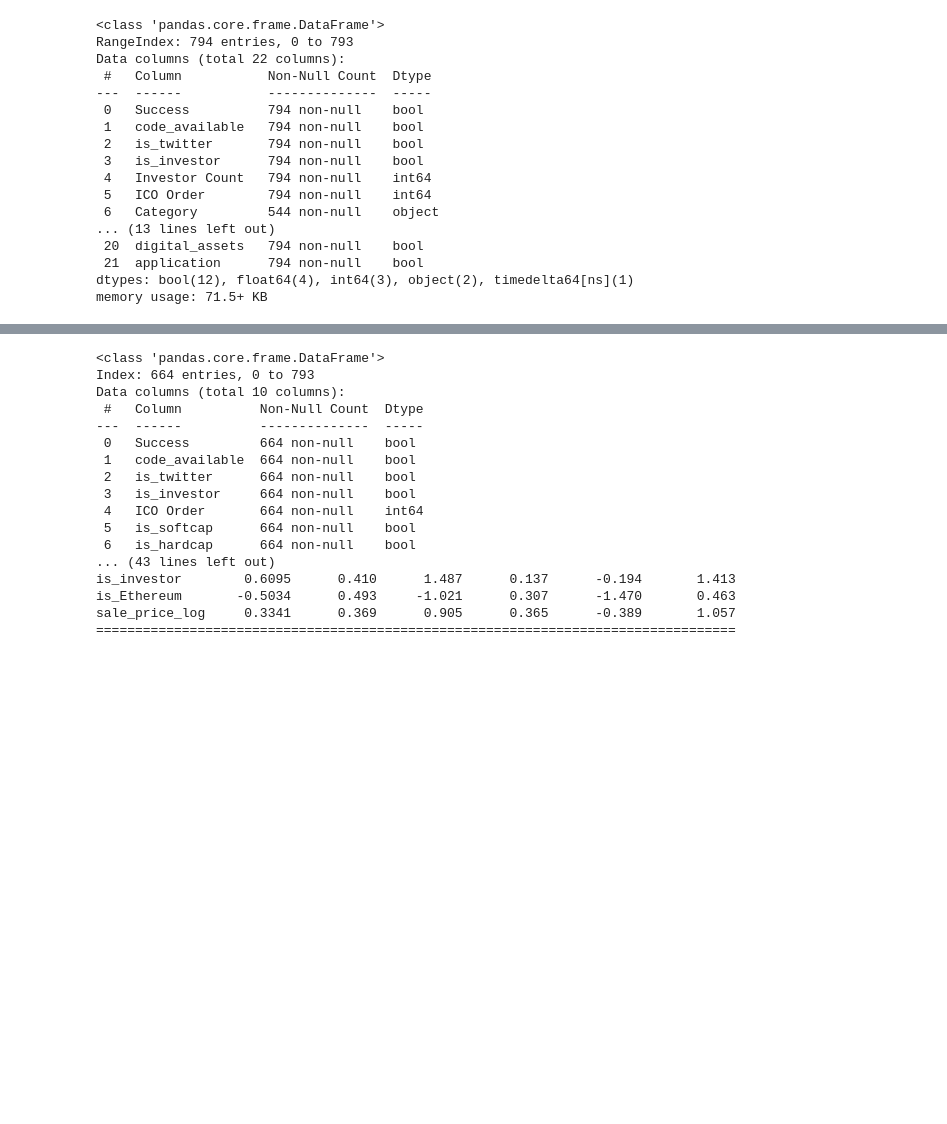
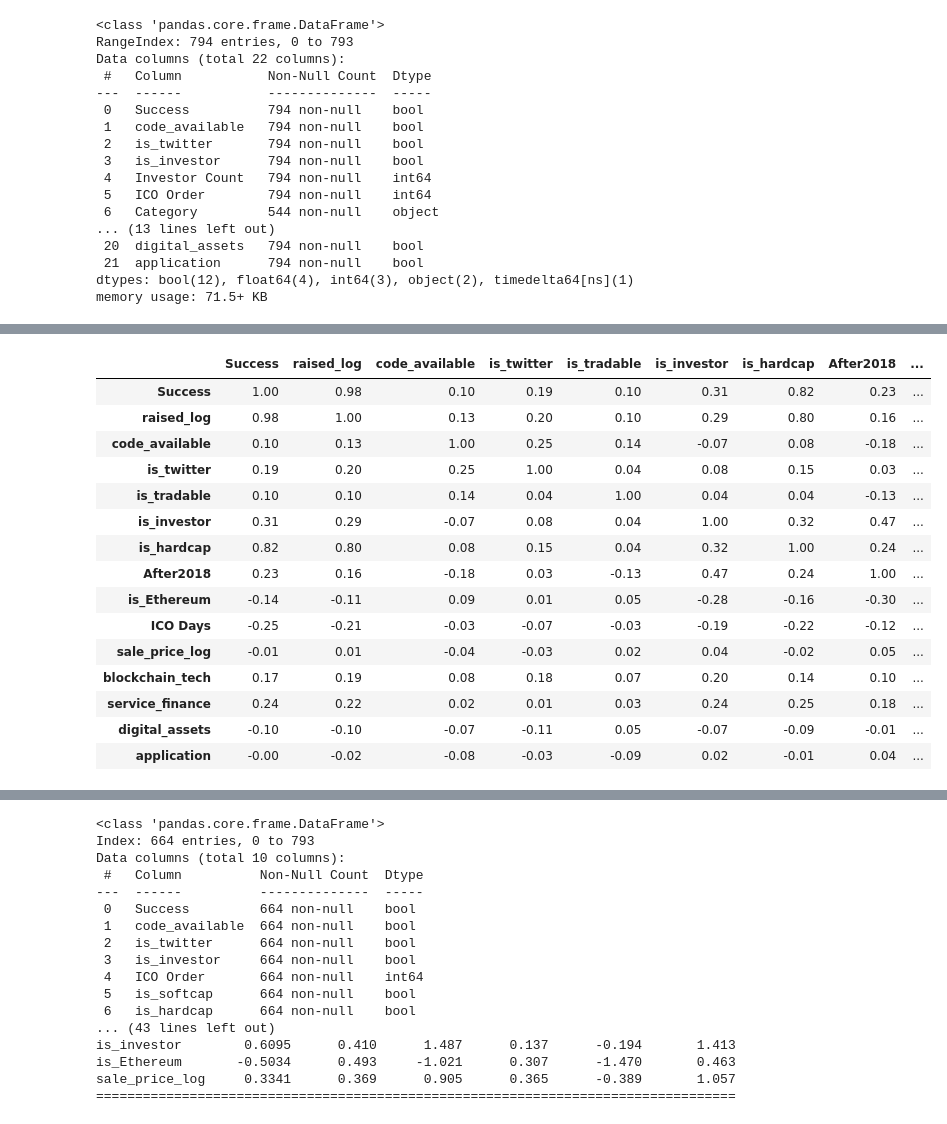
Before and after one commit to MaggieGeGe/ThesisCode, a Jupyter notebook: Code/new_regression.ipynb, the cells around one changed output, grey strips where cells are left out. Cells and saved outputs as stored; diff of their text form; code cells hidden in the pictures; blank space fills up the shorter version.

```diff
--- a/Code/new_regression.ipynb
+++ b/Code/new_regression.ipynb
@@ -215,3 +215,63 @@ def get_model_df(lst):
      for column in lst:
           df = df.loc[~df[column].isna(),]
      return df
+# %%
+var_list = ['Success','code_available','is_twitter','is_investor','Investor Count',
+           'ICO Order','is_softcap','is_hardcap','is_Ethereum','ICO Days','ICO Raised',
+           'Sale Price','after18','is_tradable', 'blockchain_tech',
+       'service_finance', 'digital_assets','application']
+df_model9 = df_regression.loc[:,var_list]
+df_model9['Before2019'] = ~df_model9['after18']
+df_model9['After2018'] = df_model9['after18']
+
+
+
+df_model9['sale_price_log'] = df_model9['Sale Price'].apply(lambda x:np.log(x+1))
+df_model9['raised_log'] = df_model9['ICO Raised'].apply(lambda x:np.log(x+1))
+df_model9['ICO Days'] = df_model9['ICO Days'].dt.days
+
+dataset = df_model9.loc[:,['Success','raised_log','code_available','is_twitter','is_tradable','is_investor',
+           'is_hardcap','After2018','is_Ethereum','ICO Days','sale_price_log', 'blockchain_tech',
+       'service_finance', 'digital_assets','application']]
+
+print(dataset.info())
+
+
+
+
+numeric_columns = dataset
+
+# 统计非零个数
+count = numeric_columns.count()
+
+# 计算均值
+mean_values = numeric_columns.mean()
+
+# 计算标准差
+std_deviation = numeric_columns.std()
+
+# 计算最小值
+min_values = numeric_columns.min().astype(int)
+
+# 计算最大值
+max_values = numeric_columns.max().astype(int)
+
+
+# 计算中位数
+median_values = numeric_columns.median()
+
+# 将结果组合成一个新的DataFrame
+summary_df = pd.DataFrame({
+    'Count': count,
+    'Mean': mean_values,
+    'Std Deviation': std_deviation,
+    'Min': min_values,
+    'Max': max_values,
+    'Median': median_values
+})
+
+# 打印或保存摘要
+print(summary_df)
+
+dataset.corr().round(2)
+# %% [output]
@@ -217,0 +295,16 @@ def get_model_df(lst):
+|  | Success | raised_log | code_available | is_twitter | is_tradable | is_investor | is_hardcap | After2018 | ... |
+| Success | 1.00 | 0.98 | 0.10 | 0.19 | 0.10 | 0.31 | 0.82 | 0.23 | ... |
+| raised_log | 0.98 | 1.00 | 0.13 | 0.20 | 0.10 | 0.29 | 0.80 | 0.16 | ... |
+| code_available | 0.10 | 0.13 | 1.00 | 0.25 | 0.14 | -0.07 | 0.08 | -0.18 | ... |
+| is_twitter | 0.19 | 0.20 | 0.25 | 1.00 | 0.04 | 0.08 | 0.15 | 0.03 | ... |
+| is_tradable | 0.10 | 0.10 | 0.14 | 0.04 | 1.00 | 0.04 | 0.04 | -0.13 | ... |
+| is_investor | 0.31 | 0.29 | -0.07 | 0.08 | 0.04 | 1.00 | 0.32 | 0.47 | ... |
+| is_hardcap | 0.82 | 0.80 | 0.08 | 0.15 | 0.04 | 0.32 | 1.00 | 0.24 | ... |
+| After2018 | 0.23 | 0.16 | -0.18 | 0.03 | -0.13 | 0.47 | 0.24 | 1.00 | ... |
+| is_Ethereum | -0.14 | -0.11 | 0.09 | 0.01 | 0.05 | -0.28 | -0.16 | -0.30 | ... |
+| ICO Days | -0.25 | -0.21 | -0.03 | -0.07 | -0.03 | -0.19 | -0.22 | -0.12 | ... |
+| sale_price_log | -0.01 | 0.01 | -0.04 | -0.03 | 0.02 | 0.04 | -0.02 | 0.05 | ... |
+| blockchain_tech | 0.17 | 0.19 | 0.08 | 0.18 | 0.07 | 0.20 | 0.14 | 0.10 | ... |
+| service_finance | 0.24 | 0.22 | 0.02 | 0.01 | 0.03 | 0.24 | 0.25 | 0.18 | ... |
+| digital_assets | -0.10 | -0.10 | -0.07 | -0.11 | 0.05 | -0.07 | -0.09 | -0.01 | ... |
+| application | -0.00 | -0.02 | -0.08 | -0.03 | -0.09 | 0.02 | -0.01 | 0.04 | ... |
```
Also changed, not shown: parts of 16 cells of this notebook, 3 other files.
